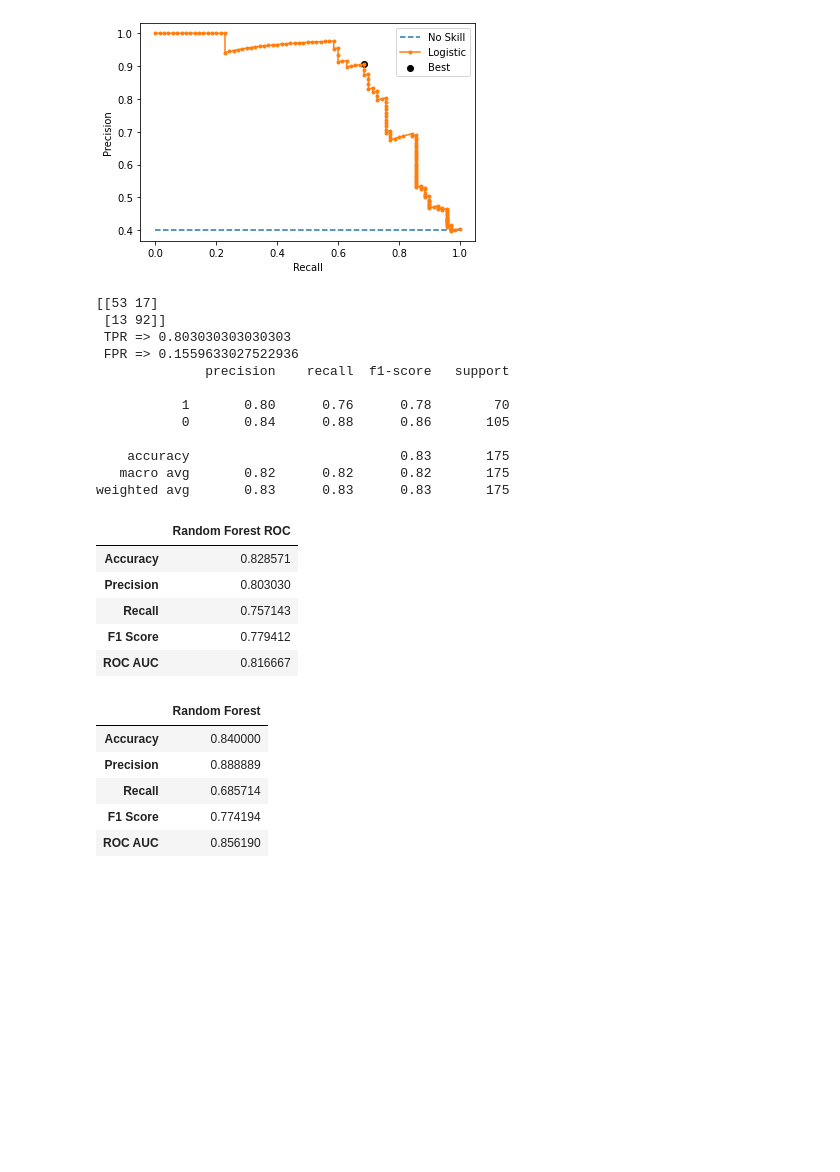
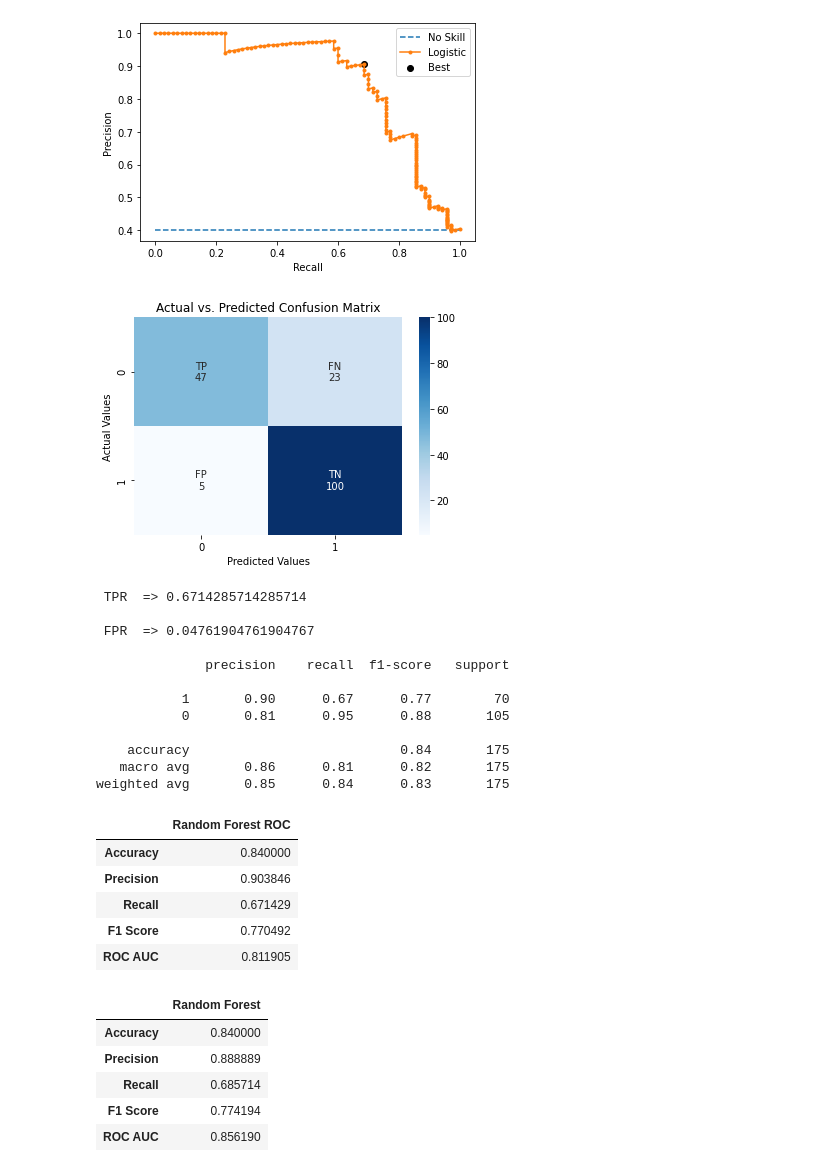
Before and after one commit to melwinmpk/python_datascience, a Jupyter notebook: TitanicDataSet_training/Main Note book/Modeling_ROCAUC.ipynb, the cells around one changed output. Drawn from its saved outputs; the diff is of its cells as text; code cells hidden in the pictures; blank space fills up the shorter version.

Commit message:
ROCAUC curve update

```diff
--- a/TitanicDataSet_training/Main Note book/Modeling_ROCAUC.ipynb
+++ b/TitanicDataSet_training/Main Note book/Modeling_ROCAUC.ipynb
@@ -338,36 +339,38 @@ Best Threshold=0.408479, G-Mean=0.814
 Best Threshold=0.522483, F-Score=0.780
 [figure]
 # %%
-y_pred = (model_rf.predict_proba(x_test)[:,1] >= 0.408479).astype(bool)
+y_pred = (model_rf.predict_proba(x_test)[:,1] >= 0.522483).astype(bool)
 fpr_rf, tpr_rf, _ = roc_curve(y_test, y_pred)
 roc_auc = auc(fpr_rf, tpr_rf)
 y_score = accuracy_score(y_test, y_pred)
+draw_confusion_matrix_binary(y_test,y_pred)
 matrixdata = confusion_matrix(y_test, y_pred, labels=[1,0])
-print(matrixdata)
-print(f" TPR => {matrixdata[0][0]/(matrixdata[0][0] + matrixdata[1][0])}")
-print(f" FPR => {matrixdata[0][1]/(matrixdata[0][1] + matrixdata[1][1])}")
-print(classification_report(y_test, y_pred, labels=[1,0]))
+# print(matrixdata)
+# print(f" TPR => {matrixdata[0][0]/(matrixdata[0][0] + matrixdata[1][0])}")
+# print(f" FPR => {matrixdata[0][1]/(matrixdata[0][1] + matrixdata[1][1])}")
+# print(classification_report(y_test, y_pred, labels=[1,0]))
 roc_metrix_rf = model_compare("Random Forest ROC ",model_rf, y_test, y_pred, y_score, roc_auc  )
 roc_metrix_rf
 # %% [output]
+[figure, added]
-[[53 17]
- [13 92]]
- TPR => 0.803030303030303
- FPR => 0.1559633027522936
+ TPR  => 0.6714285714285714
+
+ FPR  => 0.04761904761904767
+
               precision    recall  f1-score   support
 
-           1       0.80      0.76      0.78        70
-           0       0.84      0.88      0.86       105
+           1       0.90      0.67      0.77        70
+           0       0.81      0.95      0.88       105
 
-    accuracy                           0.83       175
-   macro avg       0.82      0.82      0.82       175
-weighted avg       0.83      0.83      0.83       175
+    accuracy                           0.84       175
+   macro avg       0.86      0.81      0.82       175
+weighted avg       0.85      0.84      0.83       175
 |  | Random Forest ROC |
-| Accuracy | 0.828571 |
-| Precision | 0.803030 |
-| Recall | 0.757143 |
-| F1 Score | 0.779412 |
-| ROC AUC | 0.816667 |
+| Accuracy | 0.840000 |
+| Precision | 0.903846 |
+| Recall | 0.671429 |
+| F1 Score | 0.770492 |
+| ROC AUC | 0.811905 |
 # %%
 metrix_rf
 # %% [output]
```
Also changed, not shown: parts of 7 cells of this notebook, 1 other file.
